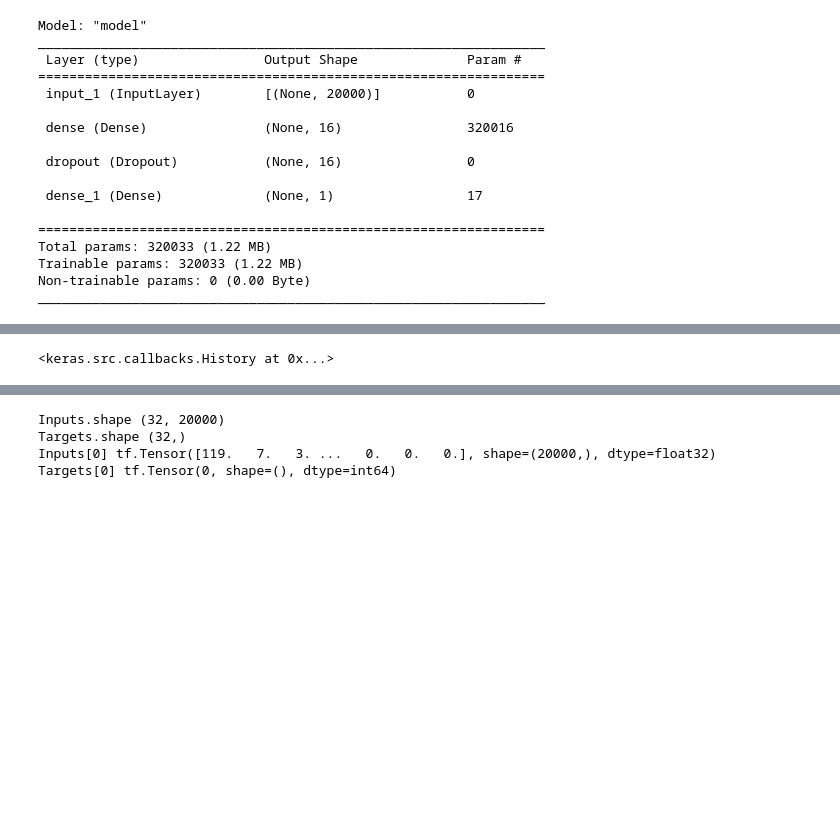
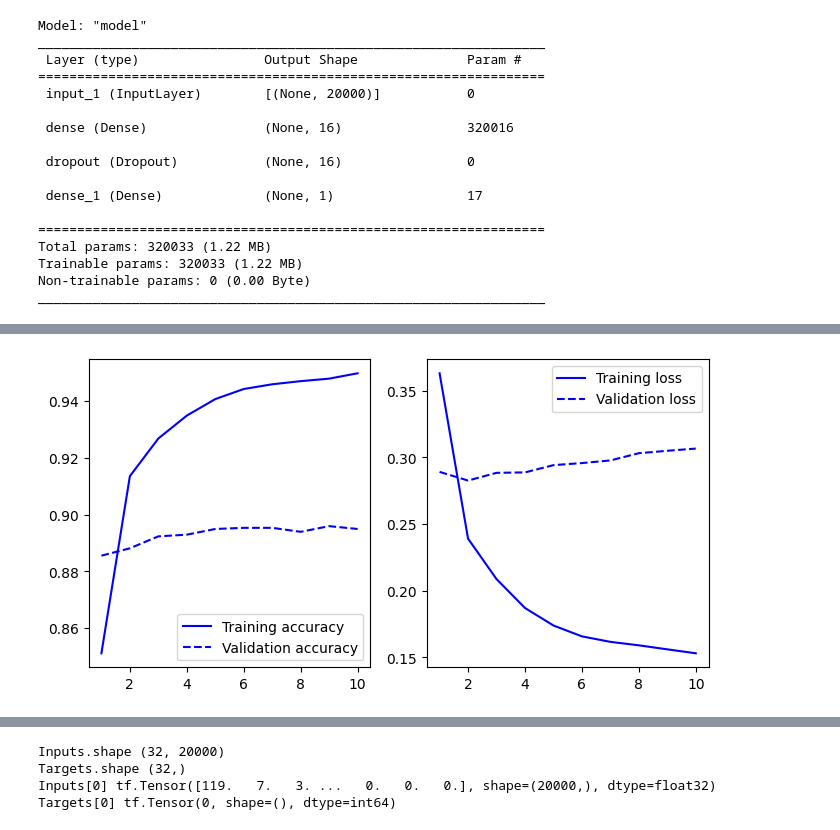
Before and after one commit to alexismenanieves/TensorFlow_Basics, a Jupyter notebook: notebooks/01_IMDB_Sentiment_Analysis.ipynb, the cells around one changed output, grey strips where cells are left out. Cells and saved outputs as stored; diff of their text form; code cells hidden in the pictures; blank space fills up the shorter version.

Commit message:
Add plots for accuracy, loss and confusion matrix

```diff
--- a/notebooks/01_IMDB_Sentiment_Analysis.ipynb
+++ b/notebooks/01_IMDB_Sentiment_Analysis.ipynb
@@ -350,10 +374,12 @@ Trainable params: 320033 (1.22 MB)
 Non-trainable params: 0 (0.00 Byte)
 _________________________________________________________________
 # %%
-# 3.6 Train the model
-model.fit(binary_1gram_train_ds.cache(),
-          validation_data=binary_1gram_val_ds.cache(),
-          epochs=10,
-          callbacks=callbacks)
+# 3.6 Train the model and get metrics
+import matplotlib.pyplot as plt
+mymodel = model.fit(binary_1gram_train_ds.cache(),
+                    validation_data=binary_1gram_val_ds.cache(),
+                    epochs=10,
+                    callbacks=callbacks)
+plot_accuracy_loss_tfmodel(mymodel,10)
 # %% [output]
 Epoch 1/10
@@ -379,4 +405,4 @@ Epoch 10/10
-<keras.src.callbacks.History at 0x...>
+[figure, added]
 # %%
 # 3.7 Evaluate the model on the test dataset
 model = keras.models.load_model('checkpoints/01_model_binary_1gram.keras')
```
Also changed, not shown: parts of 10 cells of this notebook.
